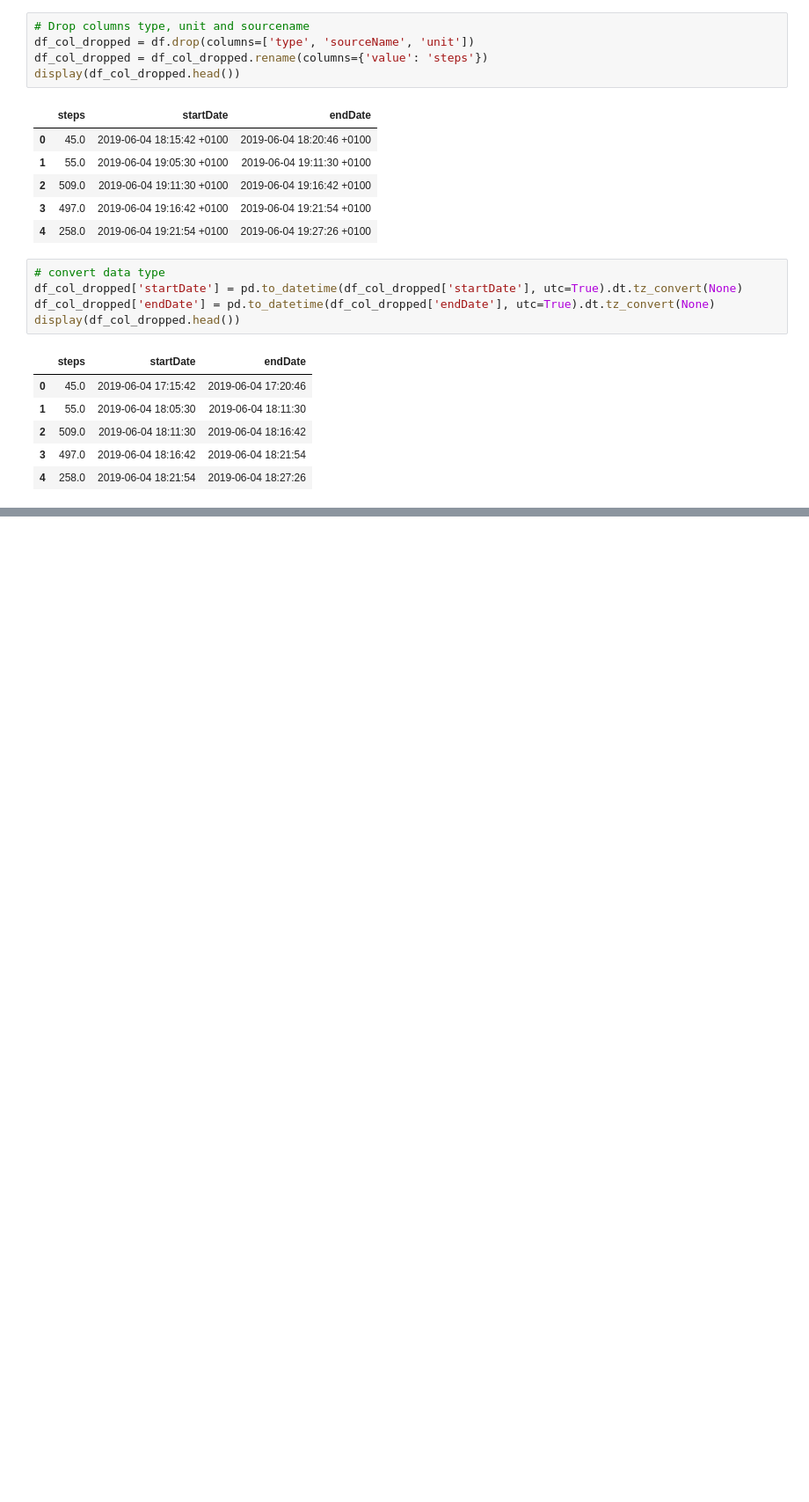
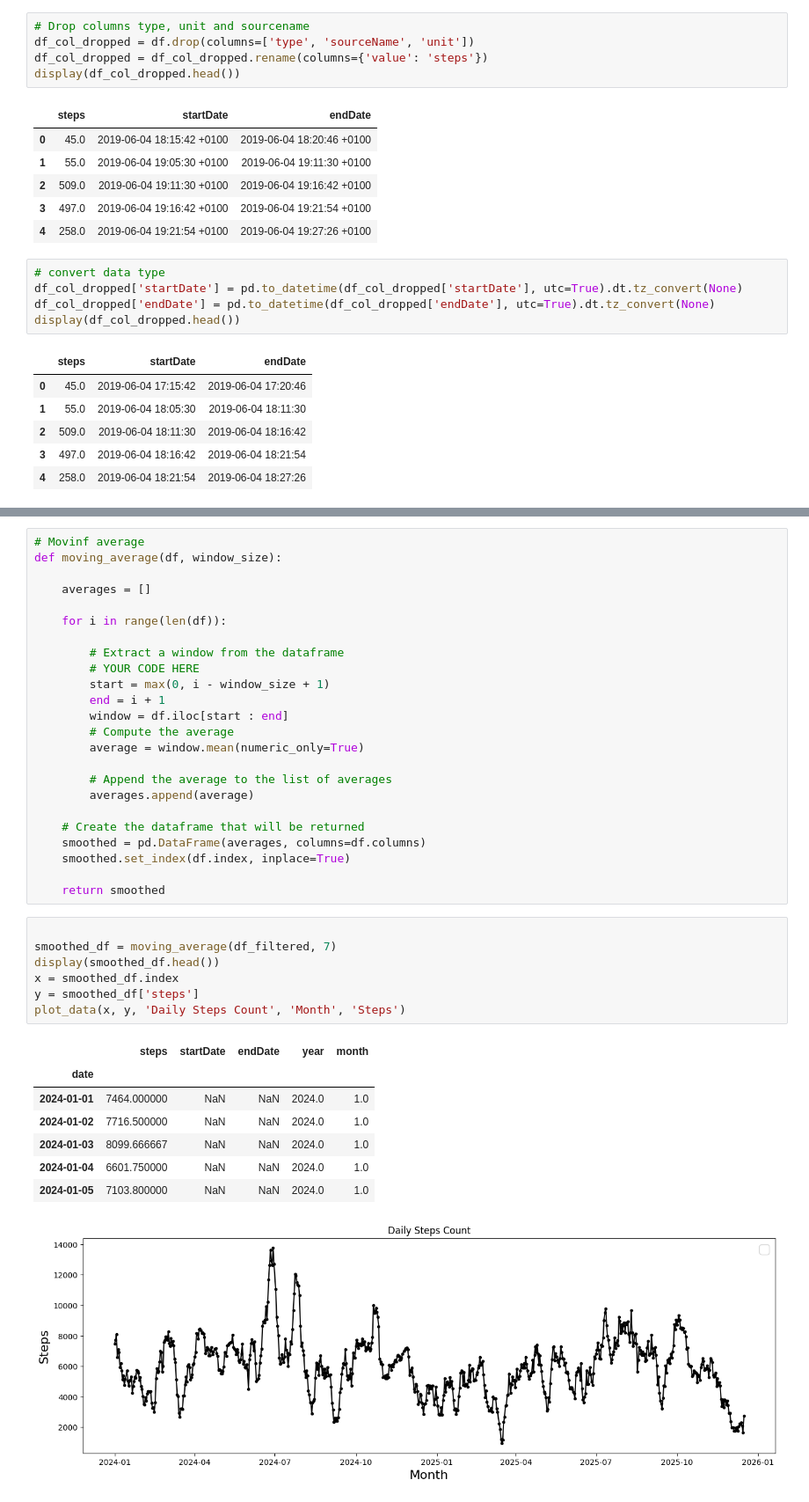
Before and after one commit to zsykk/pet_prject, a Jupyter notebook: pet_project.ipynb, the cells around one changed output, grey strips where cells are left out. Shown at 88% size. Drawn from its saved outputs; the diff is of its cells as text; blank space fills up the shorter version.

```diff
--- a/pet_project.ipynb
+++ b/pet_project.ipynb
@@ -99,0 +143,40 @@ memory usage: 483.7+ KB
+# %%
+# Movinf average
+def moving_average(df, window_size):
+
+    averages = []
+
+    for i in range(len(df)):
+
+        # Extract a window from the dataframe
+        # YOUR CODE HERE
+        start = max(0, i - window_size + 1)
+        end = i + 1
+        window = df.iloc[start : end]
+        # Compute the average
+        average = window.mean(numeric_only=True)
+
+        # Append the average to the list of averages
+        averages.append(average)
+
+    # Create the dataframe that will be returned
+    smoothed = pd.DataFrame(averages, columns=df.columns)
+    smoothed.set_index(df.index, inplace=True)
+
+    return smoothed
+# %%
+
+smoothed_df = moving_average(df_filtered, 7)
+display(smoothed_df.head())
+x = smoothed_df.index
+y = smoothed_df['steps']
+plot_data(x, y, 'Daily Steps Count', 'Month', 'Steps')
+# %% [output]
+|  | steps | startDate | endDate | year | month |
+| date |  |  |  |  |  |
+| 2024-01-01 | 7464.000000 | NaN | NaN | 2024.0 | 1.0 |
+| 2024-01-02 | 7716.500000 | NaN | NaN | 2024.0 | 1.0 |
+| 2024-01-03 | 8099.666667 | NaN | NaN | 2024.0 | 1.0 |
+| 2024-01-04 | 6601.750000 | NaN | NaN | 2024.0 | 1.0 |
+| 2024-01-05 | 7103.800000 | NaN | NaN | 2024.0 | 1.0 |
+[figure, added]
```
Also changed, not shown: parts of 18 cells of this notebook.
